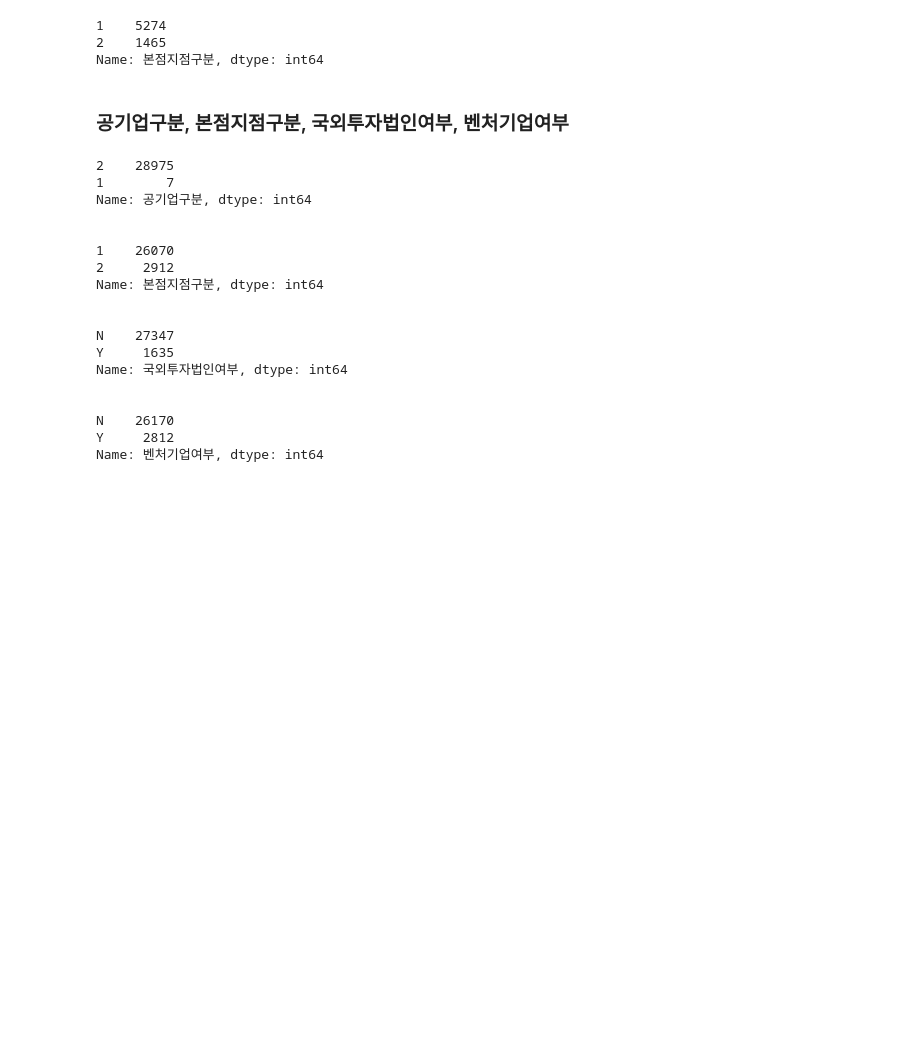
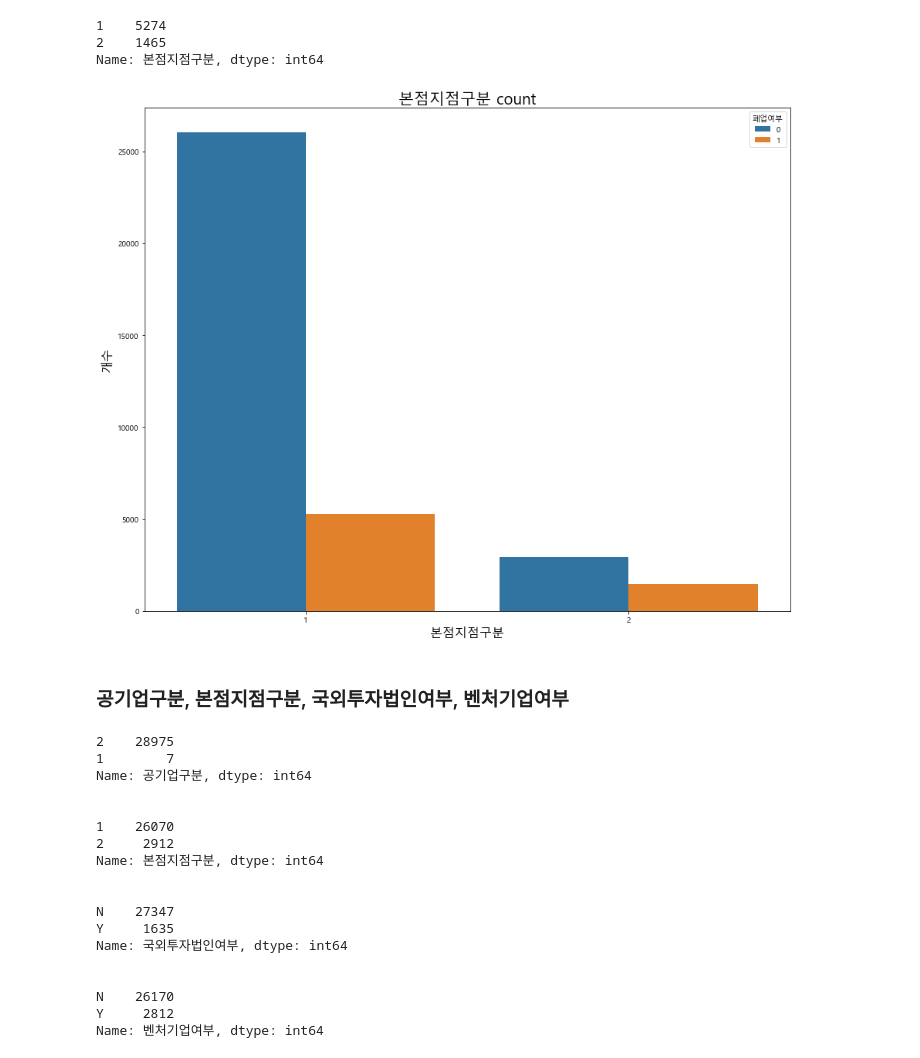
Before and after one commit to YoonJiHwan98/numble_repo, a Jupyter notebook: code/numble_EDA.ipynb, the cells around one changed output. Drawn from its saved outputs; the diff is of its cells as text; code cells hidden in the pictures; blank space fills up the shorter version.

```diff
--- a/code/numble_EDA.ipynb
+++ b/code/numble_EDA.ipynb
@@ -169,6 +200,16 @@ df_down['본점지점구분'].value_counts()
 1    5274
 2    1465
 Name: 본점지점구분, dtype: int64
+# %%
+plt.figure(figsize=(15,12))
+sns.countplot(data = df,x='본점지점구분',hue='폐업여부')
+plt.title('본점지점구분 count', fontsize=20)
+plt.xlabel('본점지점구분', fontsize=16)
+plt.ylabel('개수', fontsize=16)
+#save_fig("업종_countplot")
+plt.show()
+# %% [output]
+[figure, added]
 # %% [markdown]
 ### 공기업구분, 본점지점구분, 국외투자법인여부, 벤처기업여부
 # %%
```
Also changed, not shown: parts of 26 cells of this notebook, 17 other files.
